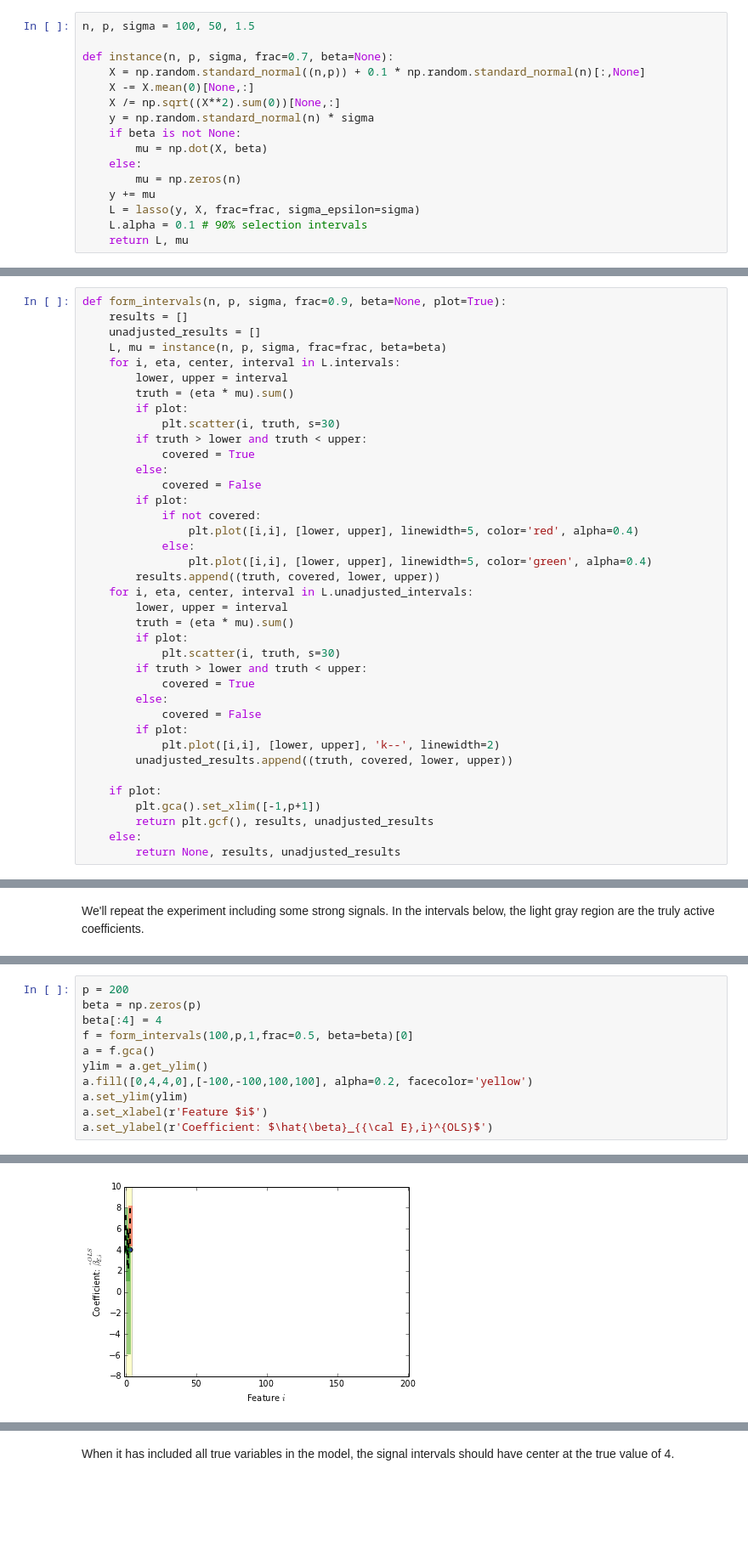
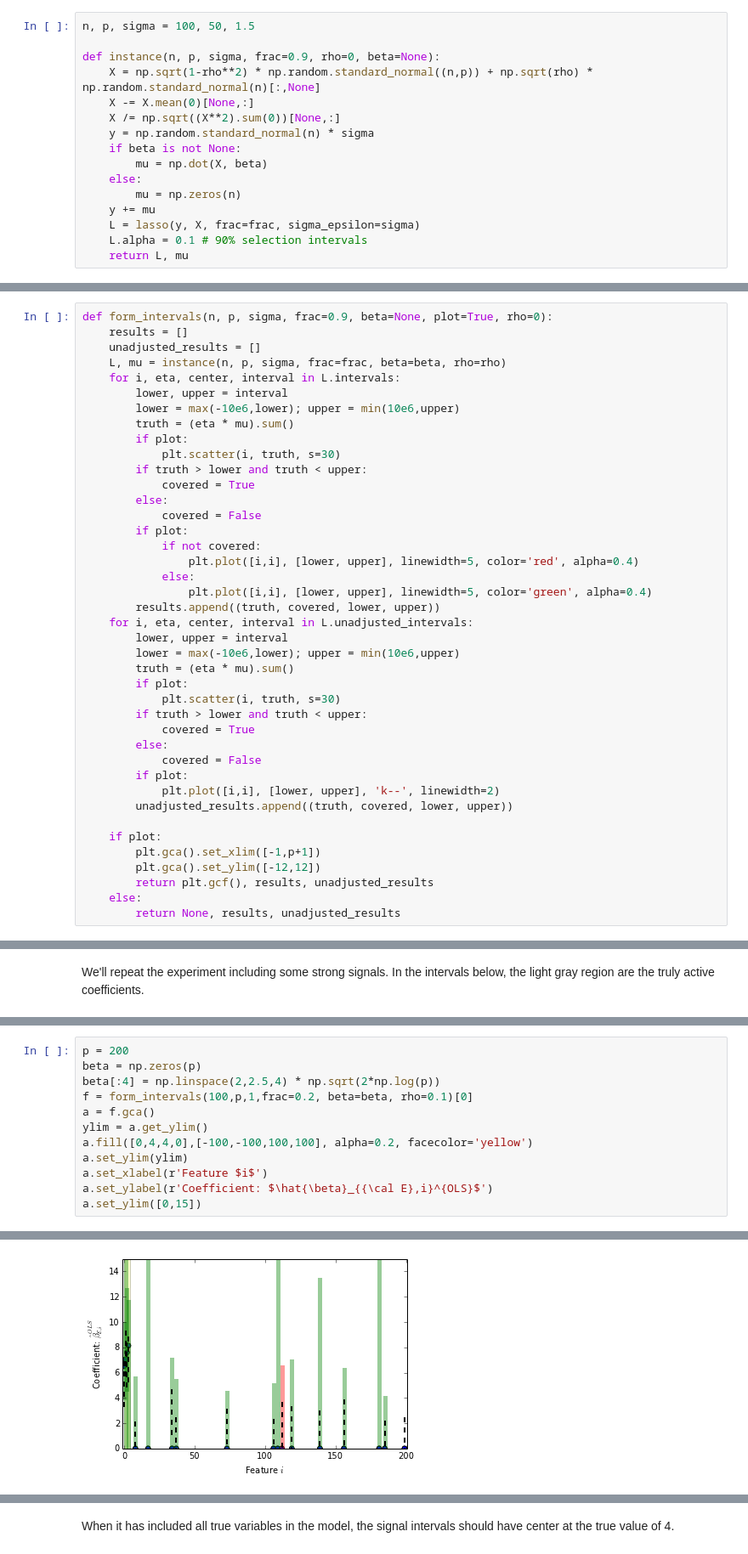
Before and after one commit to selective-inference/Python-software, a Jupyter notebook: notebooks/lasso.ipynb, the cells around one changed output, grey strips where cells are left out. Shown at 85% size. Saved outputs shown, nothing was run; the diff lists cells and outputs as text; blank space fills up the shorter version.

```diff
--- a/notebooks/lasso.ipynb
+++ b/notebooks/lasso.ipynb
@@ -10,8 +9,8 @@ WARNING: pylab import has clobbered these variables: ['f', 'beta', 'ylim']
 # %%
 n, p, sigma = 100, 50, 1.5
 
-def instance(n, p, sigma, frac=0.7, beta=None):
-    X = np.random.standard_normal((n,p)) + 0.1 * np.random.standard_normal(n)[:,None]
+def instance(n, p, sigma, frac=0.9, rho=0, beta=None):
+    X = np.sqrt(1-rho**2) * np.random.standard_normal((n,p)) + np.sqrt(rho) * np.random.standard_normal(n)[:,None]
     X -= X.mean(0)[None,:]
     X /= np.sqrt((X**2).sum(0))[None,:]
     y = np.random.standard_normal(n) * sigma
@@ -26,12 +25,13 @@ def instance(n, p, sigma, frac=0.7, beta=None):
 # %%
 L, mu = instance(n,p,sigma)
 # %%
-def form_intervals(n, p, sigma, frac=0.9, beta=None, plot=True):
+def form_intervals(n, p, sigma, frac=0.9, beta=None, plot=True, rho=0):
     results = []
     unadjusted_results = []
-    L, mu = instance(n, p, sigma, frac=frac, beta=beta)
+    L, mu = instance(n, p, sigma, frac=frac, beta=beta, rho=rho)
     for i, eta, center, interval in L.intervals:
         lower, upper = interval
+        lower = max(-10e6,lower); upper = min(10e6,upper)
         truth = (eta * mu).sum()
         if plot:
             plt.scatter(i, truth, s=30)
@@ -47,6 +47,7 @@ def form_intervals(n, p, sigma, frac=0.9, beta=None, plot=True):
         results.append((truth, covered, lower, upper))
     for i, eta, center, interval in L.unadjusted_intervals:
         lower, upper = interval
+        lower = max(-10e6,lower); upper = min(10e6,upper)
         truth = (eta * mu).sum()
         if plot:
             plt.scatter(i, truth, s=30)
@@ -60,6 +61,7 @@ def form_intervals(n, p, sigma, frac=0.9, beta=None, plot=True):
 
     if plot:
         plt.gca().set_xlim([-1,p+1])
+        plt.gca().set_ylim([-12,12])
         return plt.gcf(), results, unadjusted_results
     else:
         return None, results, unadjusted_results
@@ -115,12 +123,13 @@ a.set_ylabel(r'Coefficient: $\hat{\beta}_{{\cal E},i}^{OLS}$')
 # %%
 p = 200
 beta = np.zeros(p)
-beta[:4] = 4
-f = form_intervals(100,p,1,frac=0.5, beta=beta)[0]
+beta[:4] = np.linspace(2,2.5,4) * np.sqrt(2*np.log(p))
+f = form_intervals(100,p,1,frac=0.2, beta=beta, rho=0.1)[0]
 a = f.gca()
 ylim = a.get_ylim()
 a.fill([0,4,4,0],[-100,-100,100,100], alpha=0.2, facecolor='yellow')
 a.set_ylim(ylim)
 a.set_xlabel(r'Feature $i$')
 a.set_ylabel(r'Coefficient: $\hat{\beta}_{{\cal E},i}^{OLS}$')
+a.set_ylim([0,15])
 # %% [output]
@@ -128 +137 @@ a.set_ylabel(r'Coefficient: $\hat{\beta}_{{\cal E},i}^{OLS}$')
-[figure, old version]
+[figure, new version]
```
Also changed, not shown: parts of 16 cells of this notebook, 3 other files.
